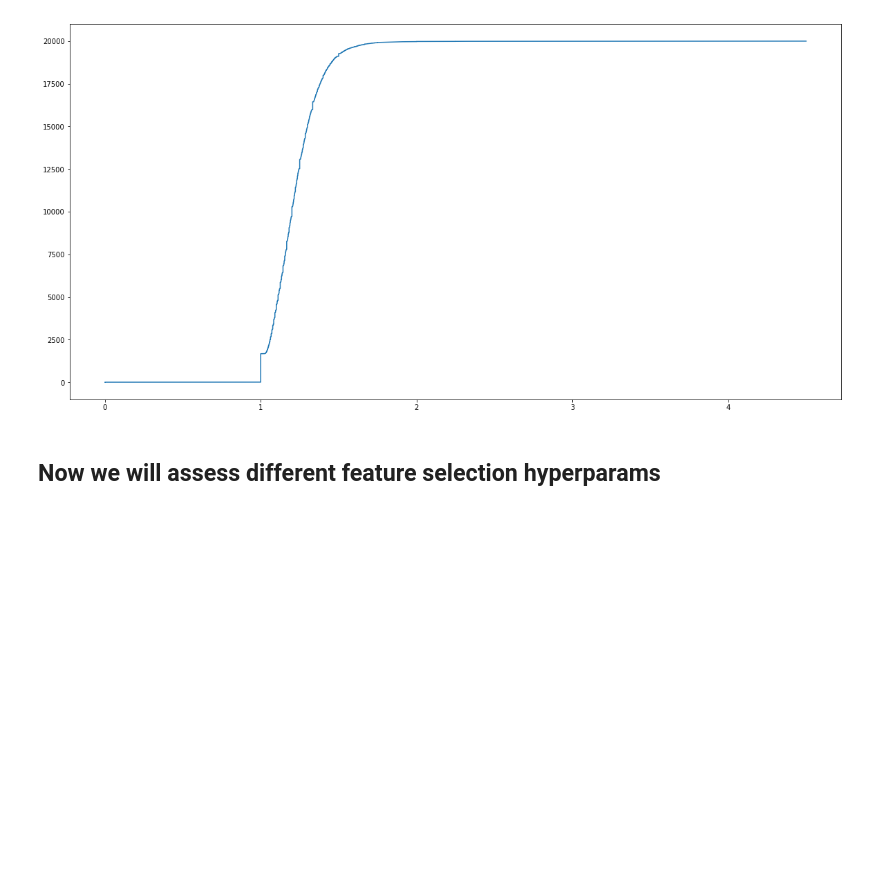
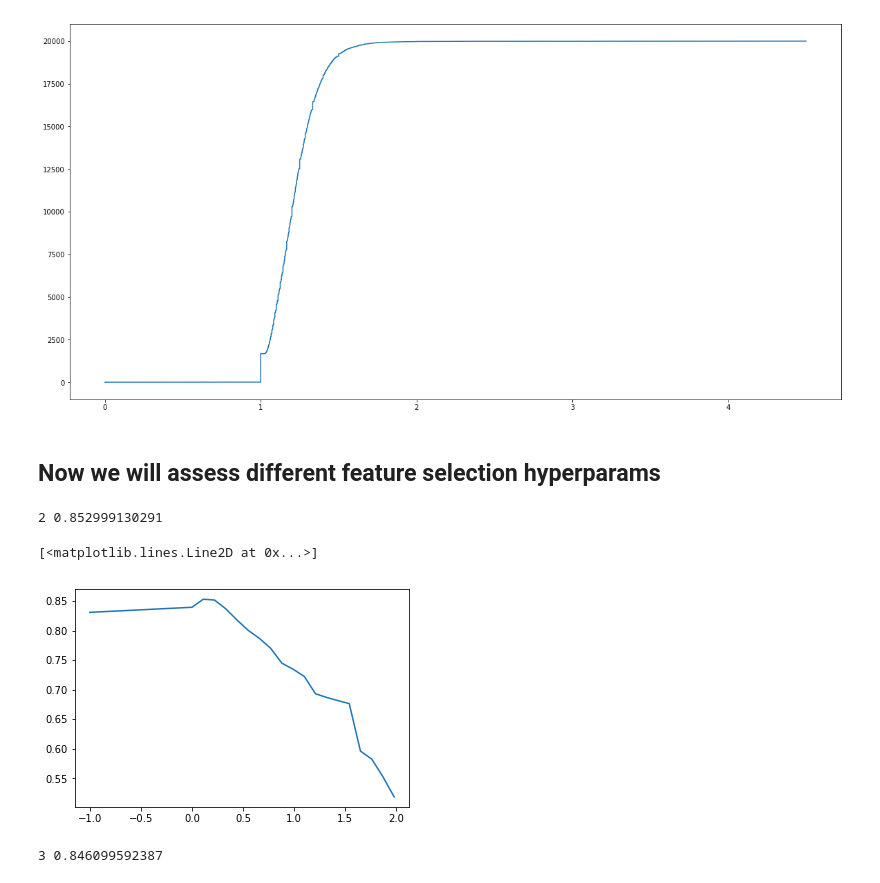
Before and after one commit to bhoscheit/CS-155-Miniproject-1, a Jupyter notebook: Eric_NaiveBayes.ipynb, the cells around one changed output. Saved outputs shown, nothing was run; the diff lists cells and outputs as text; code cells hidden in the pictures; blank space fills up the shorter version.

Commit message:
Finished Naive Bayes choice of which columns to use, get 0.8566 accuracy over all labeled data, using 365 words/columns with weights >= 0.19118

```diff
--- a/Eric_NaiveBayes.ipynb
+++ b/Eric_NaiveBayes.ipynb
@@ -127,0 +130,39 @@ Qs = np.linspace(0, 100, nhypers)
+# %%
+# Take weights above a threshold T, especially a threshold of 0.
+
+abs_weights = np.absolute(label_weights.weights)
+
+nhypers = 20 # Bayes is fast
+w_max = np.amax(abs_weights)
+Ts = np.linspace(0, w_max, nhypers)[:-1] #Don't want there to be no columns.
+Ts = np.insert(Ts, 0, -1, axis=0)
+
+whichweights = np.zeros((nhypers, D))
+for i, T in enumerate(Ts):
+    whichweights[i, :] = abs_weights > T #label_weights.weights > T
+
+
+
+val_scores, mean_val_scores, hyper_best_i, models = NBayesCrossVal(whichweights, X, Y, 1, 5, 'multinomial')
+# plt.plot(Ts, mean_val_scores)
+# models = []
+# valscores = []
+
+# for T in Ts:
+#     whichweights = label_weights.weights > T #
+#     model, scores = NBayesCrossVal(whichweights, X, Y, 1, 5, 'multinomial')
+#     models.append(model)
+#     valscores.append(scores)
+# %% [output]
+2 0.852999130291
+# %%
+plt.plot(Ts, mean_val_scores)
+# %% [output]
+[<matplotlib.lines.Line2D at 0x...>]
+[figure, added]
+# %%
+tfifd = TfidfTransformer(norm=None)
+X_tfifd = tfifd.fit_transform(X)
+val_scores, mean_val_scores, hyper_best_i, models = NBayesCrossVal(whichweights, X_tfifd, Y, 1, 5, 'multinomial')
+# %% [output]
+3 0.846099592387
```
Also changed, not shown: parts of 15 cells of this notebook.
